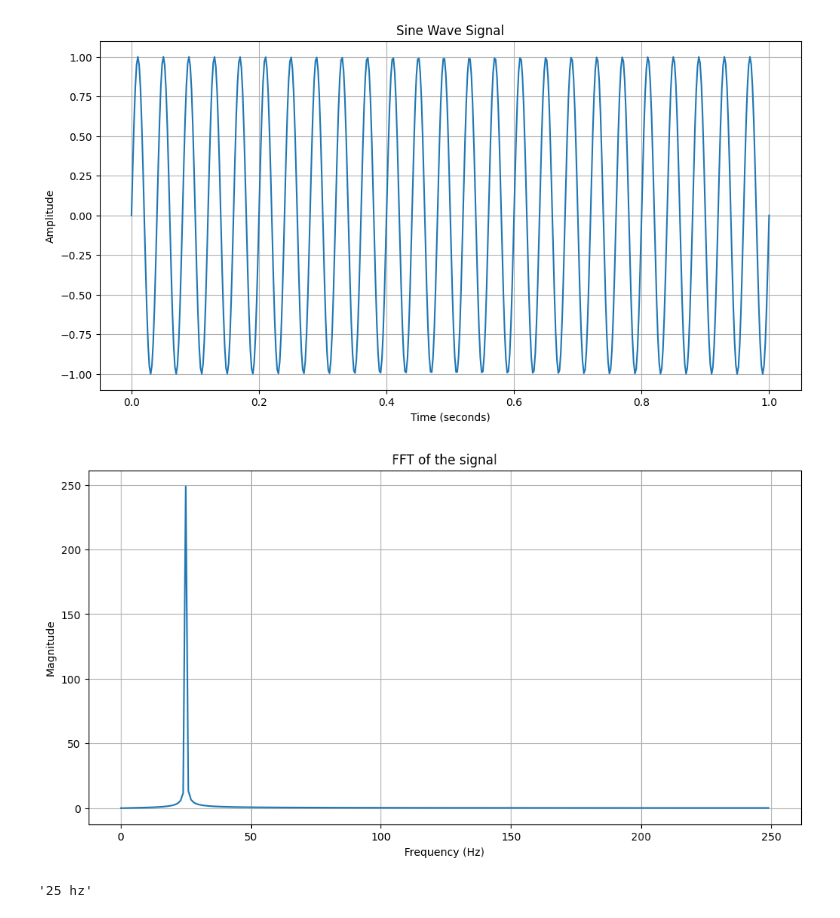
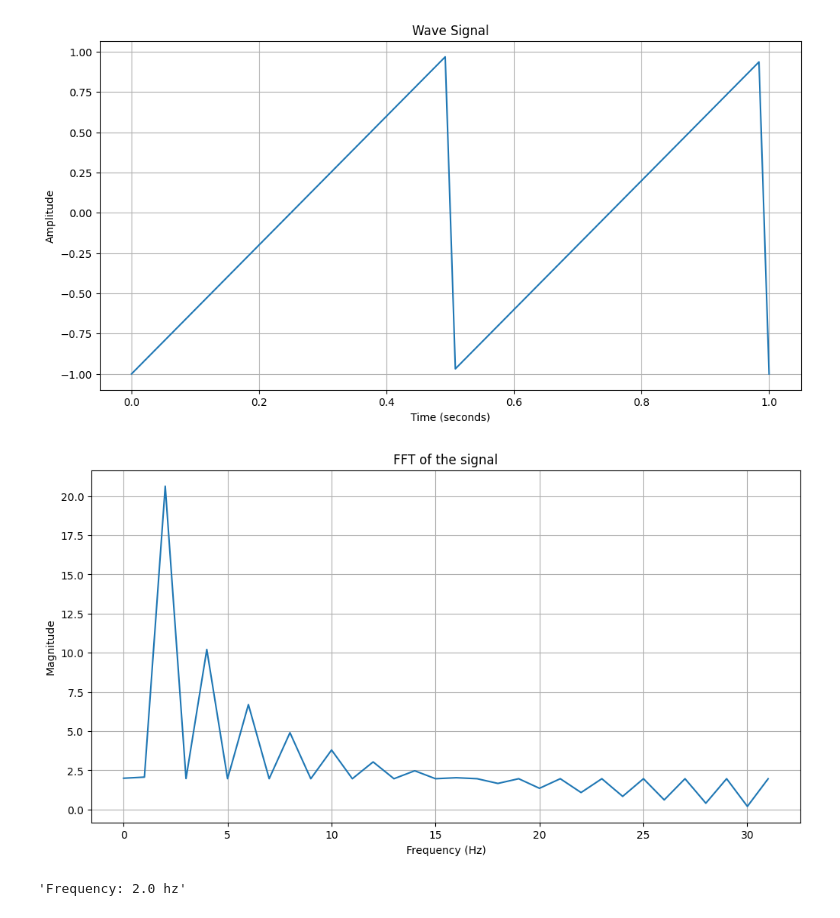
Before and after one commit to rtenacity/fourier-testing, a Jupyter notebook: fft.ipynb, the cells around one changed output. Drawn from its saved outputs; the diff is of its cells as text; code cells hidden in the pictures.

```diff
--- a/fft.ipynb
+++ b/fft.ipynb
@@ -4,20 +5,20 @@ import matplotlib.pyplot as plt
 # %%
-frequency = 25
-sampling_rate = 500
+frequency = 10
+sampling_rate = 2**6
 duration = 1
 # %%
 t = np.linspace(0, duration, int(sampling_rate * duration))
 # %%
-signal = np.sin(2 * np.pi * frequency * t)
+sawtooth_wave = signal.sawtooth(2 * np.pi * frequency * t)
 # %%
 plt.figure(figsize=(12, 6))
-plt.plot(t, signal)
+plt.plot(t, sawtooth_wave)
 plt.xlabel('Time (seconds)')
 plt.ylabel('Amplitude')
-plt.title('Sine Wave Signal')
+plt.title('Wave Signal')
 plt.grid(True)
 
 plt.show()
 # %% [output]
-[figure, old version]
+[figure, new version]
 # %%
@@ -26,15 +29,16 @@ fft_mag = np.abs(fft_result)
 # %%
+half_n = len(fft_mag) // 2
 plt.figure(figsize=(12, 6))
-half_n = len(fft_mag) // 2
 plt.plot(fft_mag[:half_n])
 plt.xlabel('Frequency (Hz)')
 plt.ylabel('Magnitude')
 plt.title('FFT of the signal')
 plt.grid(True)
 # %% [output]
-[figure, old version]
+[figure, new version]
 # %%
-peak = np.argmax(fft_mag[:half_n])
-str(peak) + " hz"
+peak_index = np.argmax(fft_mag[:half_n])
+peak_freq = freq[peak_index]
+"Frequency: " + str(peak_freq) + " hz"
 # %% [output]
-'25 hz'
+'Frequency: 2.0 hz'
```
Also changed, not shown: parts of 2 cells of this notebook.
